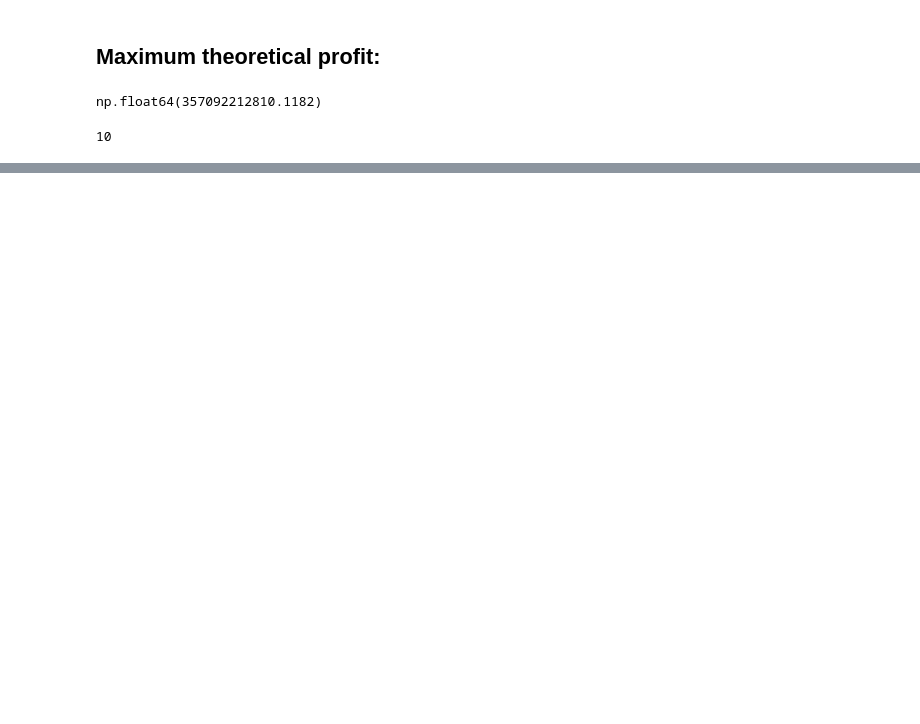
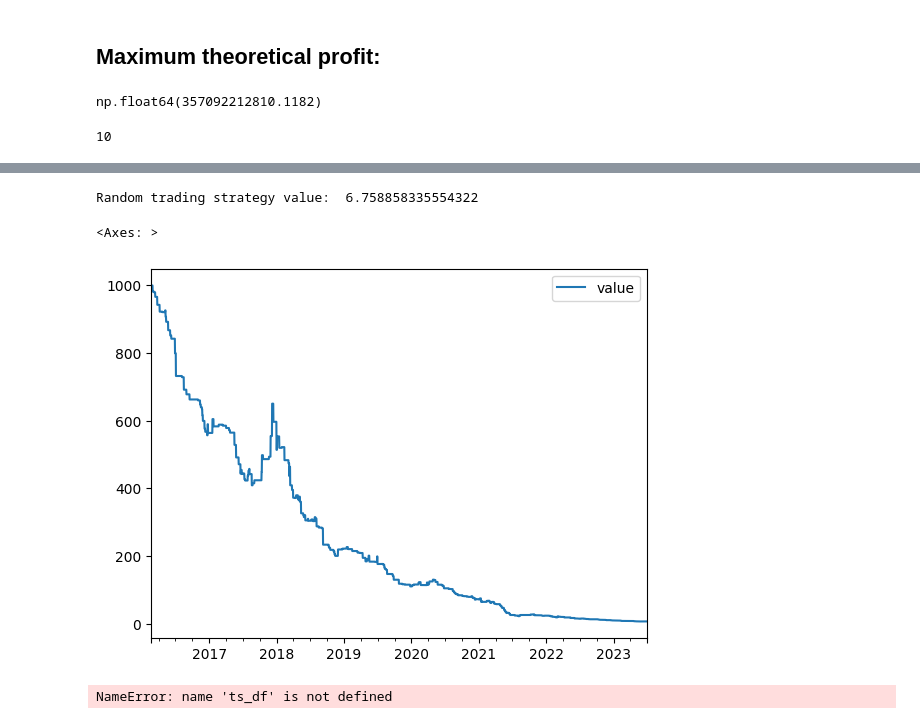
Before and after one commit to KhanNot/GP_trading_strategies, a Jupyter notebook: transform_df.ipynb, the cells around one changed output, grey strips where cells are left out. Drawn from its saved outputs; the diff is of its cells as text; code cells hidden in the pictures; blank space fills up the shorter version.

```diff
--- a/transform_df.ipynb
+++ b/transform_df.ipynb
@@ -604,3 +599,13 @@ ts_df
+# %%
+val_r, ts_val_r, ts_df_r = random_trading(btc_ts)
+print("Random trading strategy value: ",val_r)
+ts_df_r.plot()
+# %% [output]
+Random trading strategy value:  6.758858335554322
+<Axes: >
+[figure, added]
 # %%
-ts_df[:"2021-06-30"].plot()
-ts_df["2021-06-30":].plot()
+ts_df.plot()
+# ts_df["2021-06-30":].plot()
+# %% [output]
+NameError: name 'ts_df' is not defined
```
Also changed, not shown: parts of 32 cells of this notebook, 26 other files.
